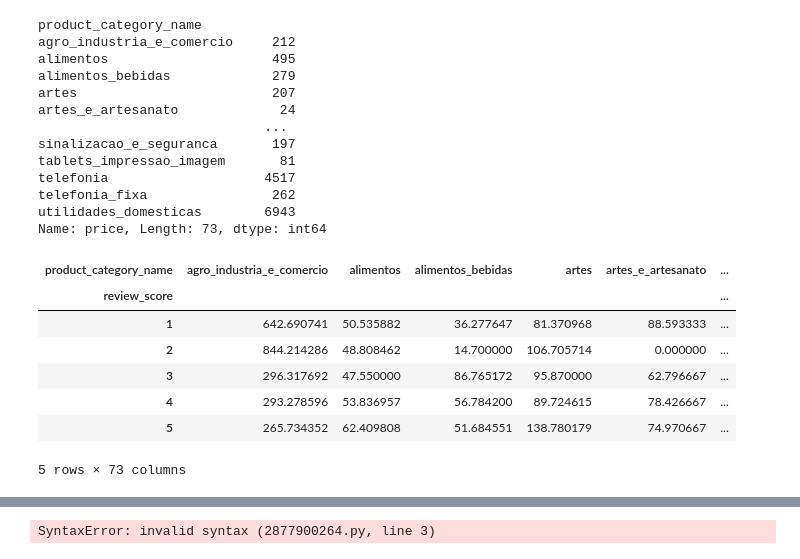
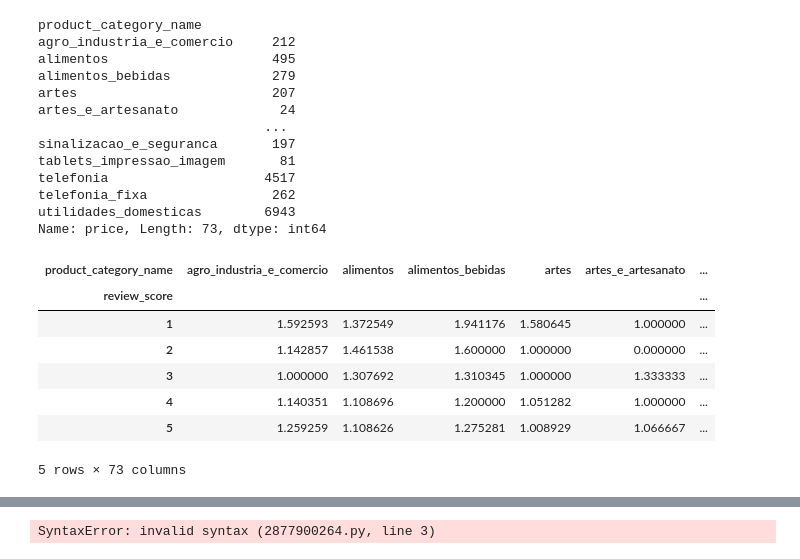
Before and after one commit to Astroprogramm/PF-E-commerce-Olist, a Jupyter notebook: Entregables/Sprint_3/Machine_Learning_Models/Recommender_model/modelos_ensayo_ml.ipynb, the cells around one changed output, grey strips where cells are left out. Saved outputs shown, nothing was run; the diff lists cells and outputs as text; code cells hidden in the pictures.

```diff
--- a/Entregables/Sprint_3/Machine_Learning_Models/Recommender_model/modelos_ensayo_ml.ipynb
+++ b/Entregables/Sprint_3/Machine_Learning_Models/Recommender_model/modelos_ensayo_ml.ipynb
@@ -117,15 +122,15 @@ telefonia_fixa                262
 utilidades_domesticas        6943
 Name: price, Length: 73, dtype: int64
 # %%
-#df_matrix = pd.pivot_table(dataset, values='price', index='review_score', columns='product_category_name').fillna(0)
-#df_matrix.head(1000)
+df_matrix = pd.pivot_table(dataset, values='order_item_id', index='review_score', columns='product_category_name').fillna(0)
+df_matrix.head(1000)
 # %% [output]
 | product_category_name | agro_industria_e_comercio | alimentos | alimentos_bebidas | artes | artes_e_artesanato | ... |
 | review_score |  |  |  |  |  | ... |
-| 1 | 642.690741 | 50.535882 | 36.277647 | 81.370968 | 88.593333 | ... |
-| 2 | 844.214286 | 48.808462 | 14.700000 | 106.705714 | 0.000000 | ... |
-| 3 | 296.317692 | 47.550000 | 86.765172 | 95.870000 | 62.796667 | ... |
-| 4 | 293.278596 | 53.836957 | 56.784200 | 89.724615 | 78.426667 | ... |
-| 5 | 265.734352 | 62.409808 | 51.684551 | 138.780179 | 74.970667 | ... |
+| 1 | 1.592593 | 1.372549 | 1.941176 | 1.580645 | 1.000000 | ... |
+| 2 | 1.142857 | 1.461538 | 1.600000 | 1.000000 | 0.000000 | ... |
+| 3 | 1.000000 | 1.307692 | 1.310345 | 1.000000 | 1.333333 | ... |
+| 4 | 1.140351 | 1.108696 | 1.200000 | 1.051282 | 1.000000 | ... |
+| 5 | 1.259259 | 1.108626 | 1.275281 | 1.008929 | 1.066667 | ... |
 5 rows × 73 columns
 # %%
```
Also changed, not shown: parts of 13 cells of this notebook.
